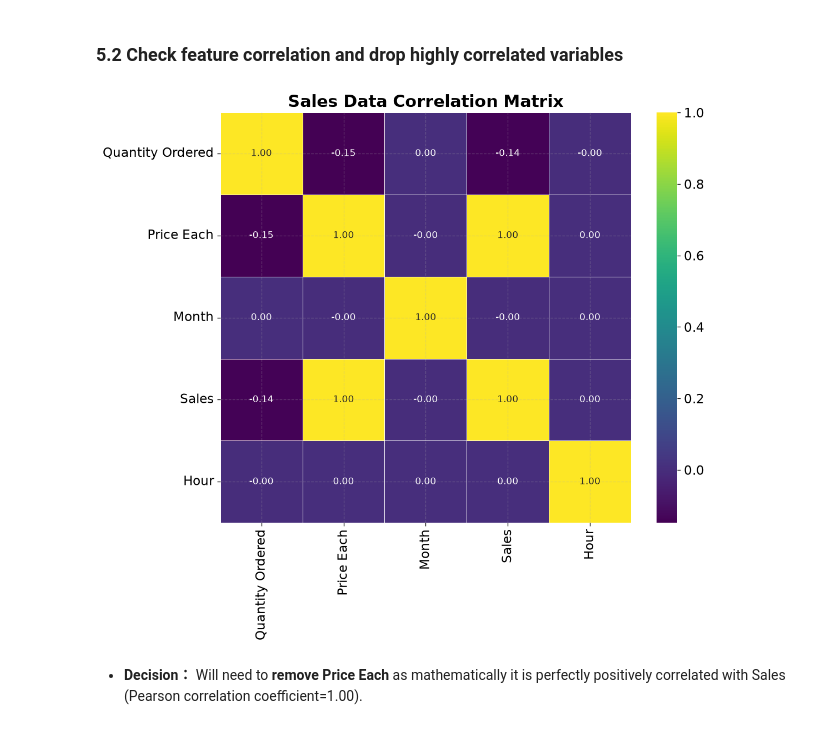
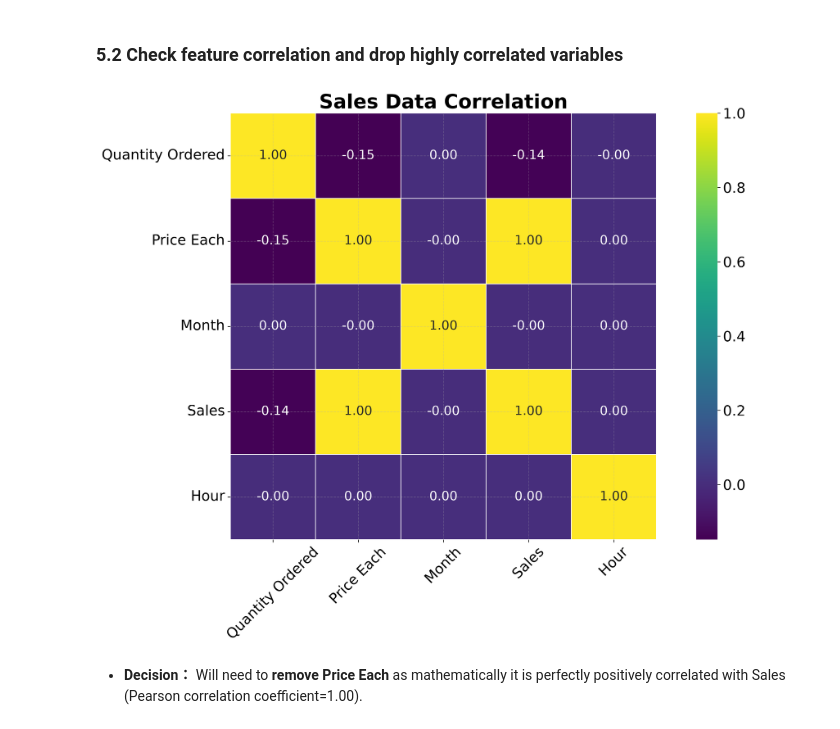
Before and after one commit to Ivy219/2026-Phase-2-Data-Science-IvyTANG, a Jupyter notebook: Part3/part3_submission.ipynb, the cells around one changed output. Drawn from its saved outputs; the diff is of its cells as text; code cells hidden in the pictures.

```diff
--- a/Part3/part3_submission.ipynb
+++ b/Part3/part3_submission.ipynb
@@ -899,21 +1005,28 @@ memory usage: 9.9 MB
 # %%
 # Check correlation between numeric variables and visualise it using a heatmap
 sales_corr = sales_model.drop(columns=["Product","City"])
 correlation_matrix = sales_corr.corr()
 
-plt.figure(figsize=(10, 8))
+plt.figure(figsize=(15,10))
 sns.heatmap(correlation_matrix,
     annot=True,
     fmt=".2f",
     cmap='viridis',
     cbar=True,
     square=True,
-    linewidths=0.5
+    linewidths=0.5,
+    annot_kws={"fontsize":16}
 )
-plt.title('Sales Data Correlation Matrix')
+
+plt.tick_params(axis='x', rotation=45)
+
+plt.title('Sales Data Correlation')
+plt.tight_layout()
+# plt.savefig("Figures/Figure7_SalesDataCorrelationHeatmap.png", \
+#             dpi=300, bbox_inches="tight")
 plt.show()
 # %% [output]
-[figure, old version]
+[figure, new version]
 # %% [markdown]
 * **Decision：** Will need to **remove Price Each** as mathematically it is perfectly positively correlated with Sales (Pearson correlation coefficient=1.00).
 # %%
```
Also changed, not shown: parts of 9 cells of this notebook, 5 other files.
